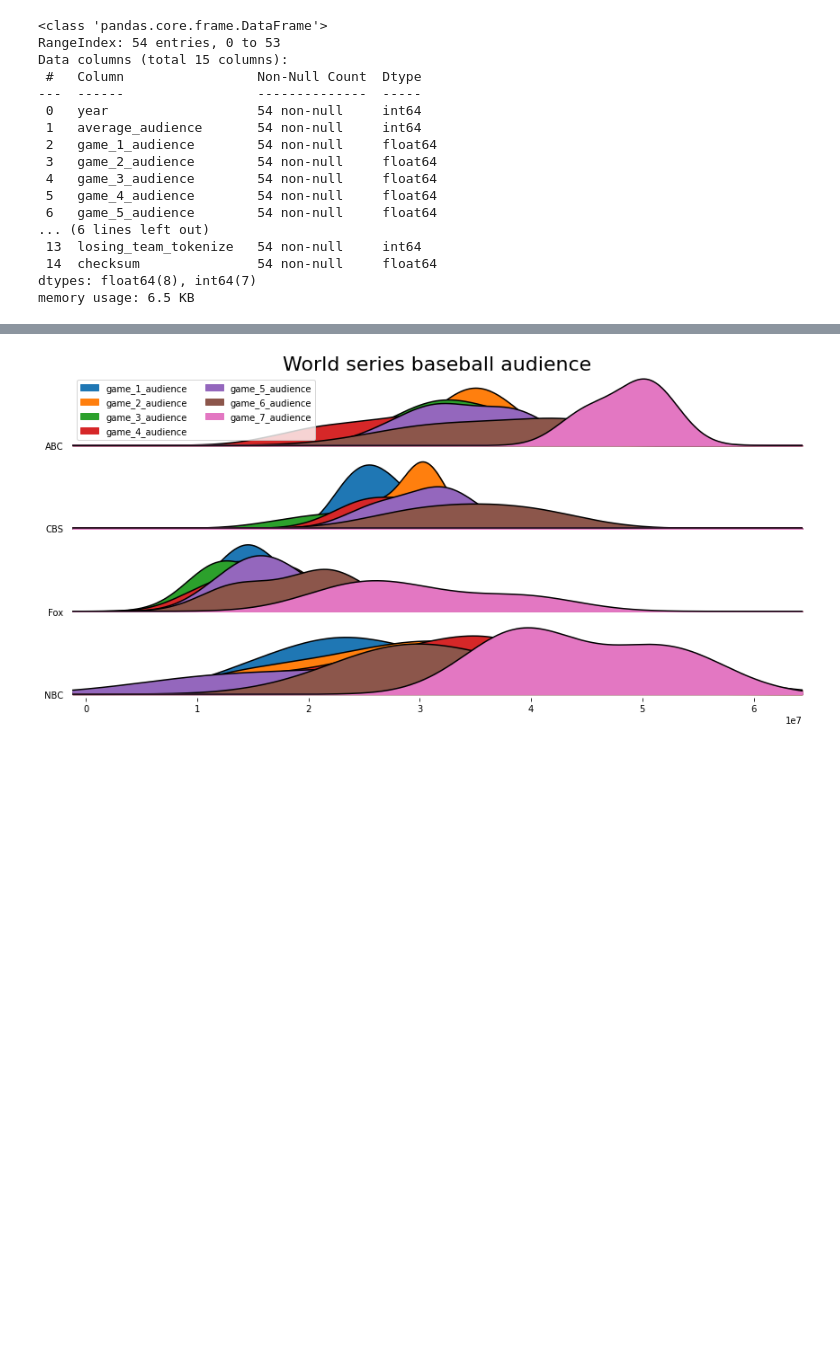
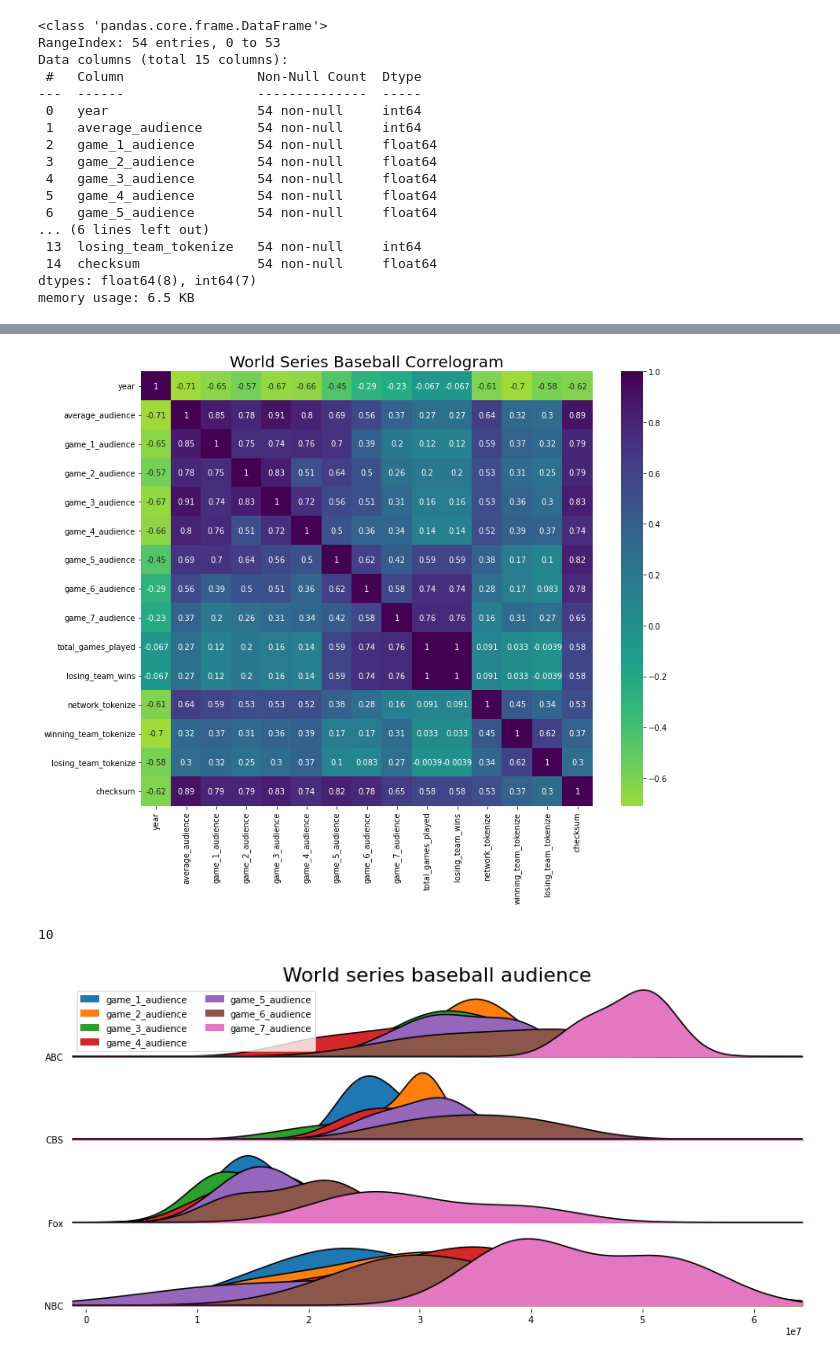
Before and after one commit to PacktPublishing/Data-Augmentation-with-Python, a Jupyter notebook: data_augmentation_with_python_chapter_9.ipynb, the cells around one changed output, grey strips where cells are left out. Drawn from its saved outputs; the diff is of its cells as text; code cells hidden in the pictures; blank space fills up the shorter version.

```diff
--- a/data_augmentation_with_python_chapter_9.ipynb
+++ b/data_augmentation_with_python_chapter_9.ipynb
@@ -598,12 +694,12 @@ pluto.df_bank_v1_data.head(3)
 | 2 | 0 | 0.1 | 0.505509 | -1 | 187 | 20 | ... |
 3 rows × 32 columns
 # %%
-%%time
-pluto.df_bank_v1_tokenize_data = pluto.df_bank_v1_data.copy()
-pluto.add_token_index(pluto.df_bank_v1_tokenize_data,
-  ['payment_type', 'employment_status', 'housing_status', 'source', 'device_os'])
-pluto.df_bank_v1_tokenize_data = pluto.df_bank_v1_tokenize_data.drop(
-  ['payment_type', 'employment_status', 'housing_status', 'source', 'device_os'],
-  axis=1)
-pluto._fetch_checksum(pluto.df_bank_v1_tokenize_data)
+# %%time
+# pluto.df_bank_v1_tokenize_data = pluto.df_bank_v1_data.copy()
+# pluto.add_token_index(pluto.df_bank_v1_tokenize_data,
+#   ['payment_type', 'employment_status', 'housing_status', 'source', 'device_os'])
+# pluto.df_bank_v1_tokenize_data = pluto.df_bank_v1_tokenize_data.drop(
+#   ['payment_type', 'employment_status', 'housing_status', 'source', 'device_os'],
+#   axis=1)
+# pluto._fetch_checksum(pluto.df_bank_v1_tokenize_data)
 # %% [output]
@@ -767,6 +823,15 @@ Requirement already satisfied: pyparsing!=2.0.4,!=2.1.2,!=2.1.6,>=2.0.1 in /usr/
 Requirement already satisfied: six>=1.5 in /usr/local/lib/python3.8/dist-packages (from python-dateutil>=2.7.3->pandas>=0.20.0->joypy) (1.15.0)
 Installing collected packages: joypy
 Successfully installed joypy-0.2.6
+# %%
+pluto.draw_tabular_correlogram(pluto.df_world_tokenize_data,
+  title='World Series Baseball Correlogram')
+# %% [output]
+[figure, added]
+# %%
+pluto.fname_id
+# %% [output]
+10
 # %%
 # %%writefile -a {pluto_chapter_9}
 
```
Also changed, not shown: parts of 80 cells of this notebook.
